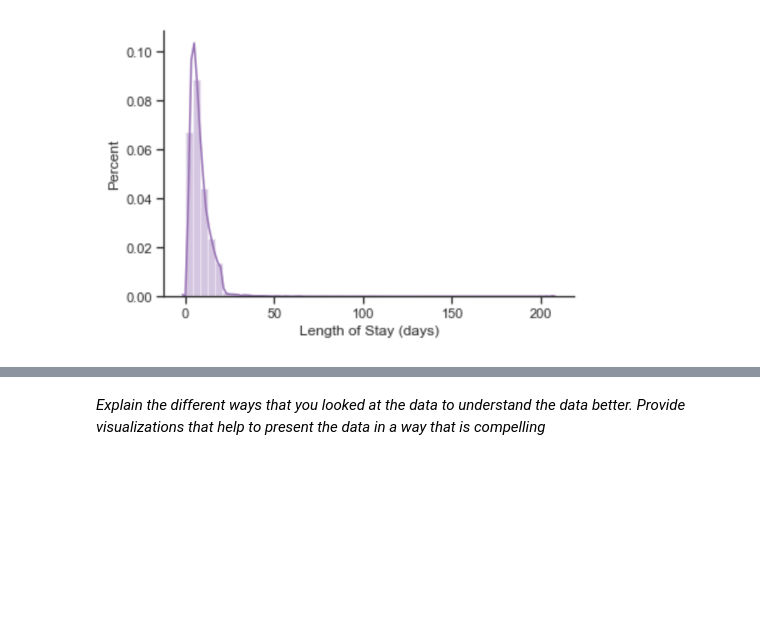
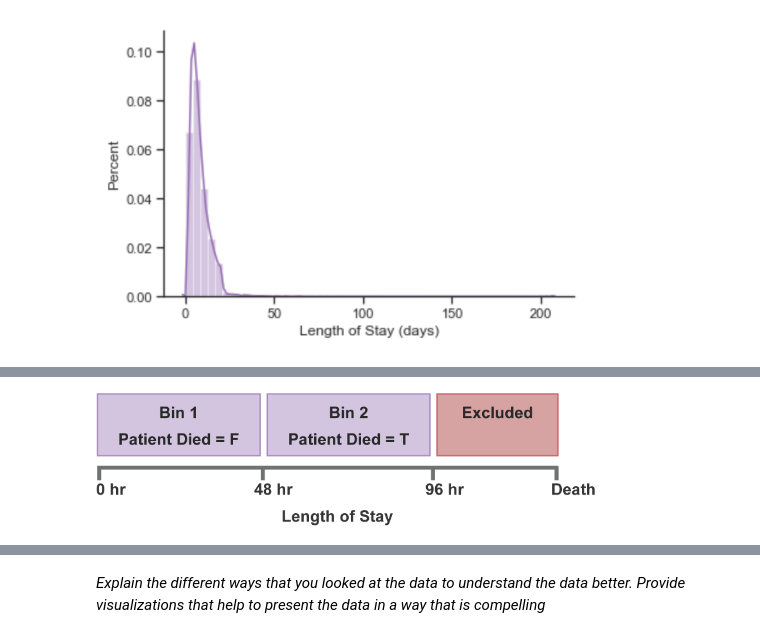
Before and after one commit to chriszhou0916/dsah_final, a Jupyter notebook: Process Book.ipynb, the cells around one changed output, grey strips where cells are left out. Drawn from its saved outputs; the diff is of its cells as text; code cells hidden in the pictures; blank space fills up the shorter version.

Commit message:
Added to background and data sections

```diff
--- a/Process Book.ipynb
+++ b/Process Book.ipynb
@@ -49,0 +91,4 @@ Image(filename= "../images/Len_of_stay.png", width=500)
+# %%
+Image(filename= "../images/Data_windowing.png", width=500)
+# %% [output]
+[figure, added]
```
Also changed, not shown: parts of 19 cells of this notebook.
